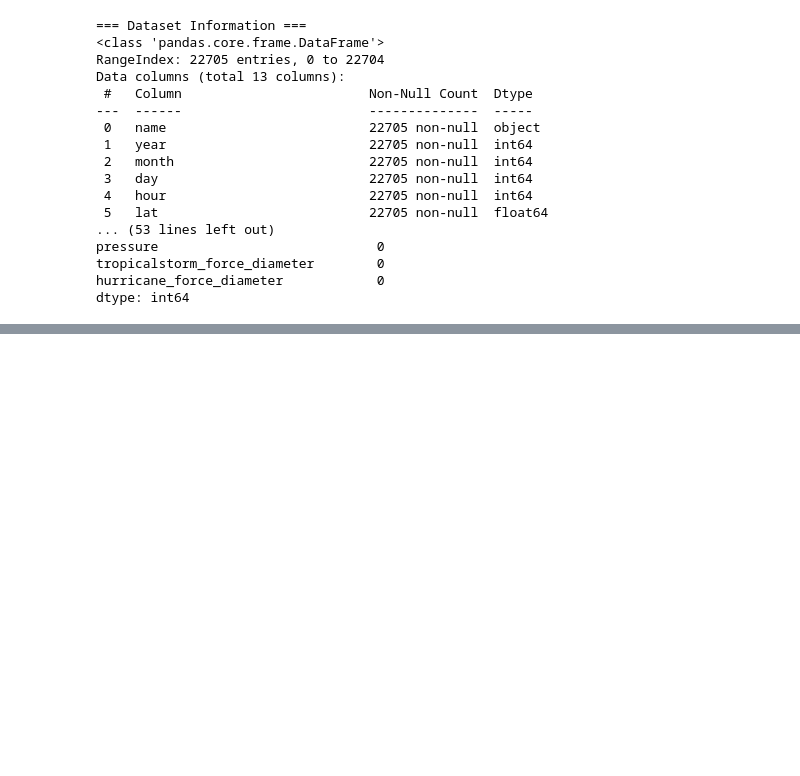
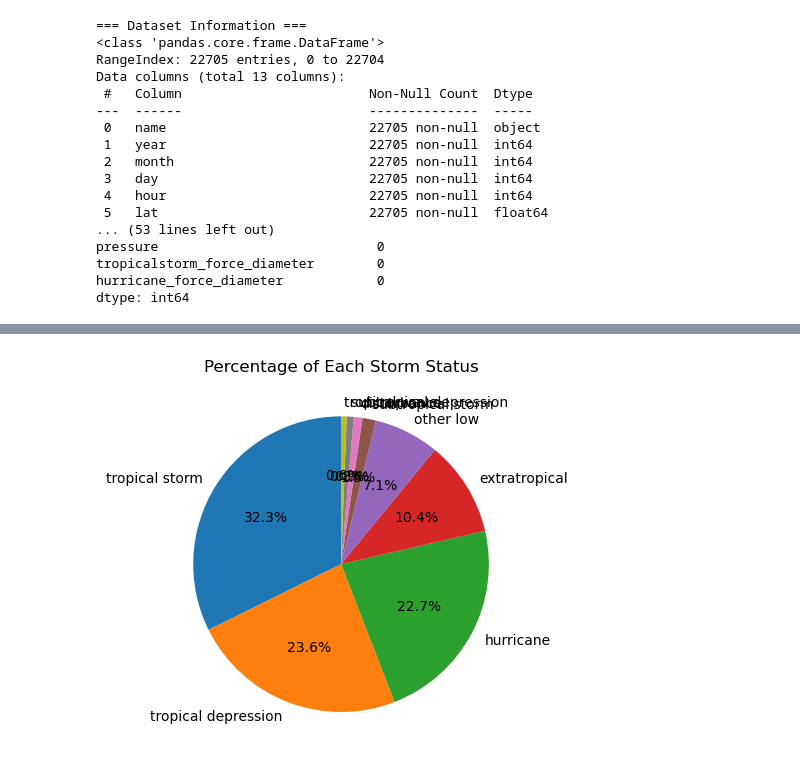
Before and after one commit to Dasdipanwita/Disaster_management_storm, a Jupyter notebook: Storm_Impact_Prediction_EDA.ipynb, the cells around one changed output, grey strips where cells are left out. Drawn from its saved outputs; the diff is of its cells as text; code cells hidden in the pictures; blank space fills up the shorter version.

```diff
--- a/Storm_Impact_Prediction_EDA.ipynb
+++ b/Storm_Impact_Prediction_EDA.ipynb
@@ -56,0 +93,7 @@ dtype: int64
+# %%
+status_counts = df['status'].value_counts()
+plt.pie(status_counts, labels=status_counts.index, autopct='%1.1f%%', startangle=90)
+plt.title('Percentage of Each Storm Status')
+plt.show()
+# %% [output]
+[figure, added]
```
Also changed, not shown: parts of 16 cells of this notebook, 6 other files.
